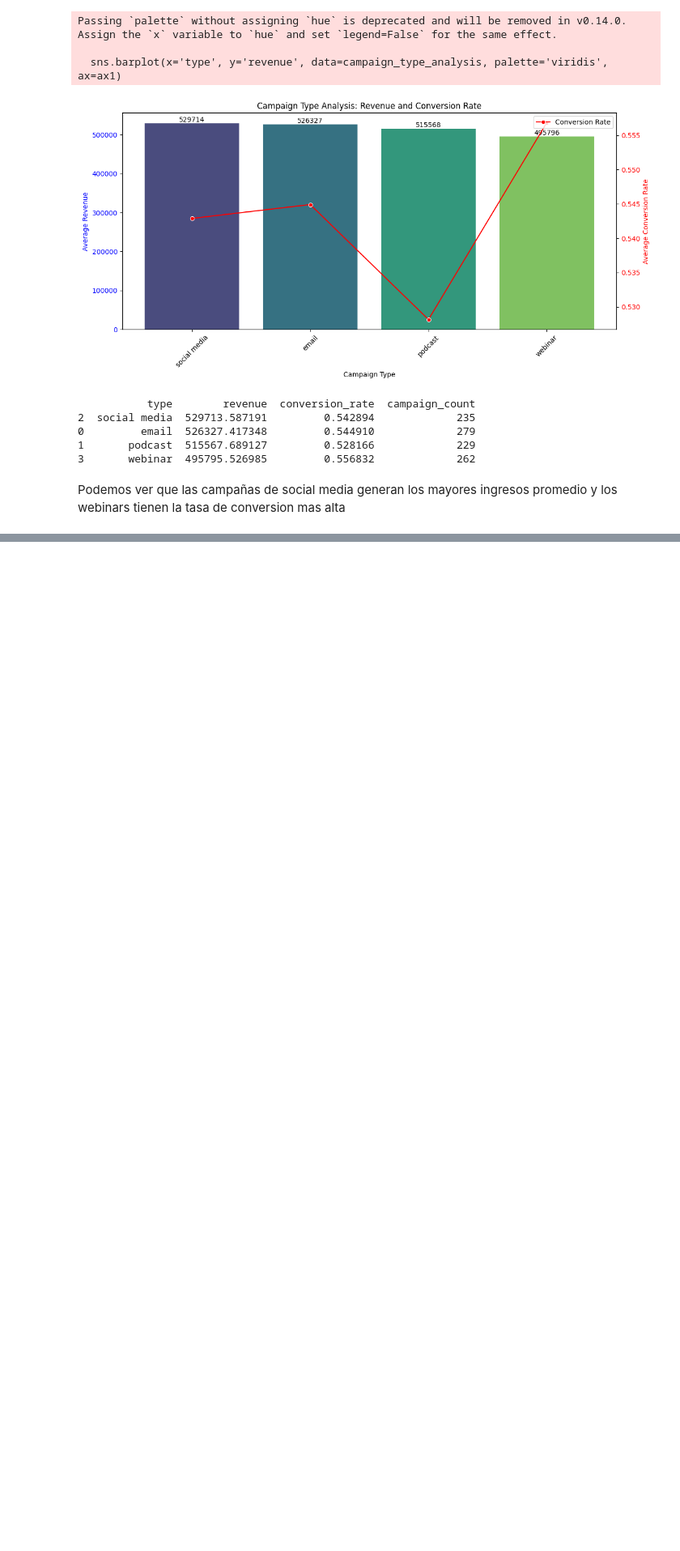
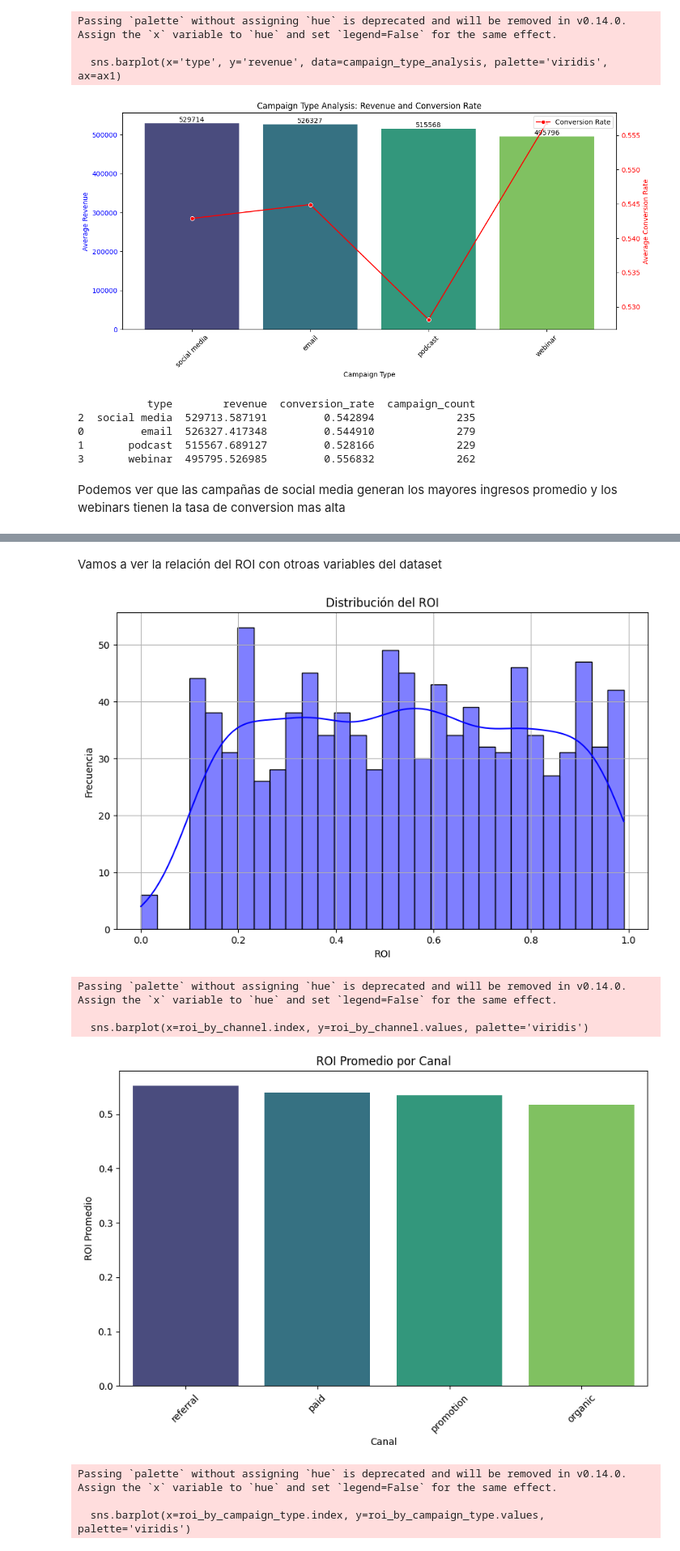
Before and after one commit to David-Gabriel07/Desafio-de-Marketing, a Jupyter notebook: notebooks/eda.ipynb, the cells around one changed output, grey strips where cells are left out. Shown: that part at 81% size. Drawn from its saved outputs; the diff is of its cells as text; code cells hidden in the pictures; blank space fills up the shorter version.

```diff
--- a/notebooks/eda.ipynb
+++ b/notebooks/eda.ipynb
@@ -164,0 +197,40 @@ Podemos ver que las campañas de social media generan los mayores ingresos prome
+# %% [markdown]
+Vamos a ver la relación del ROI con otroas variables del dataset
+# %%
+# Visualizar la distribución del ROI
+plt.figure(figsize=(10, 6))
+sns.histplot(df['roi'], kde=True, bins=30, color='blue')
+plt.title('Distribución del ROI')
+plt.xlabel('ROI')
+plt.ylabel('Frecuencia')
+plt.grid(True)
+plt.show()
+
+# Analizar el ROI promedio por canal
+roi_by_channel = df.groupby('channel')['roi'].mean().sort_values(ascending=False)
+plt.figure(figsize=(10, 6))
+sns.barplot(x=roi_by_channel.index, y=roi_by_channel.values, palette='viridis')
+plt.title('ROI Promedio por Canal')
+plt.xlabel('Canal')
+plt.ylabel('ROI Promedio')
+plt.xticks(rotation=45)
+plt.show()
+
+# Analizar el ROI promedio por tipo de campaña
+roi_by_campaign_type = df.groupby('type')['roi'].mean().sort_values(ascending=False)
+plt.figure(figsize=(10,6))
+sns.barplot(x=roi_by_campaign_type.index, y=roi_by_campaign_type.values, palette='viridis')
+plt.title('ROI por tipo de campaña')
+plt.xlabel('ROI')
+plt.ylabel('ROI promedio')
+plt.xticks(rotation=45)
+plt.show()
+# %% [output]
+[figure, added]
+Passing `palette` without assigning `hue` is deprecated and will be removed in v0.14.0. Assign the `x` variable to `hue` and set `legend=False` for the same effect.
+
+  sns.barplot(x=roi_by_channel.index, y=roi_by_channel.values, palette='viridis')
+[figure, added]
+Passing `palette` without assigning `hue` is deprecated and will be removed in v0.14.0. Assign the `x` variable to `hue` and set `legend=False` for the same effect.
+
+  sns.barplot(x=roi_by_campaign_type.index, y=roi_by_campaign_type.values, palette='viridis')
```
Also changed, not shown: parts of 9 cells of this notebook, 3 other files.
